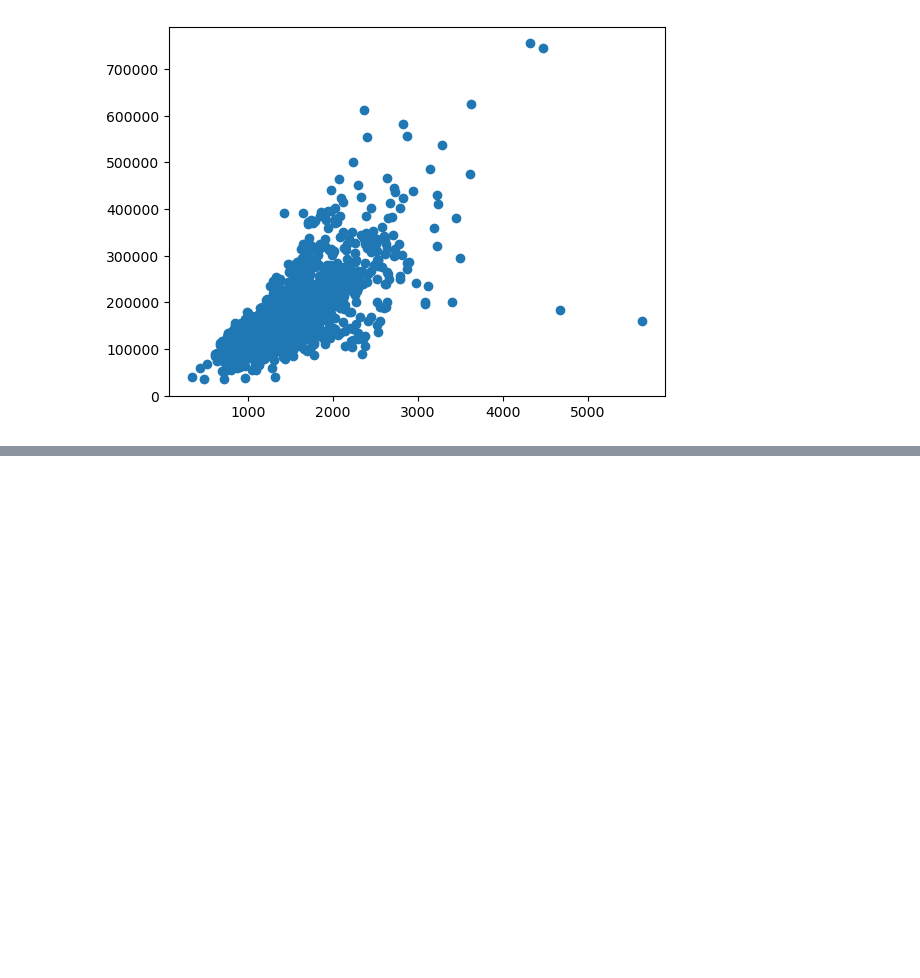
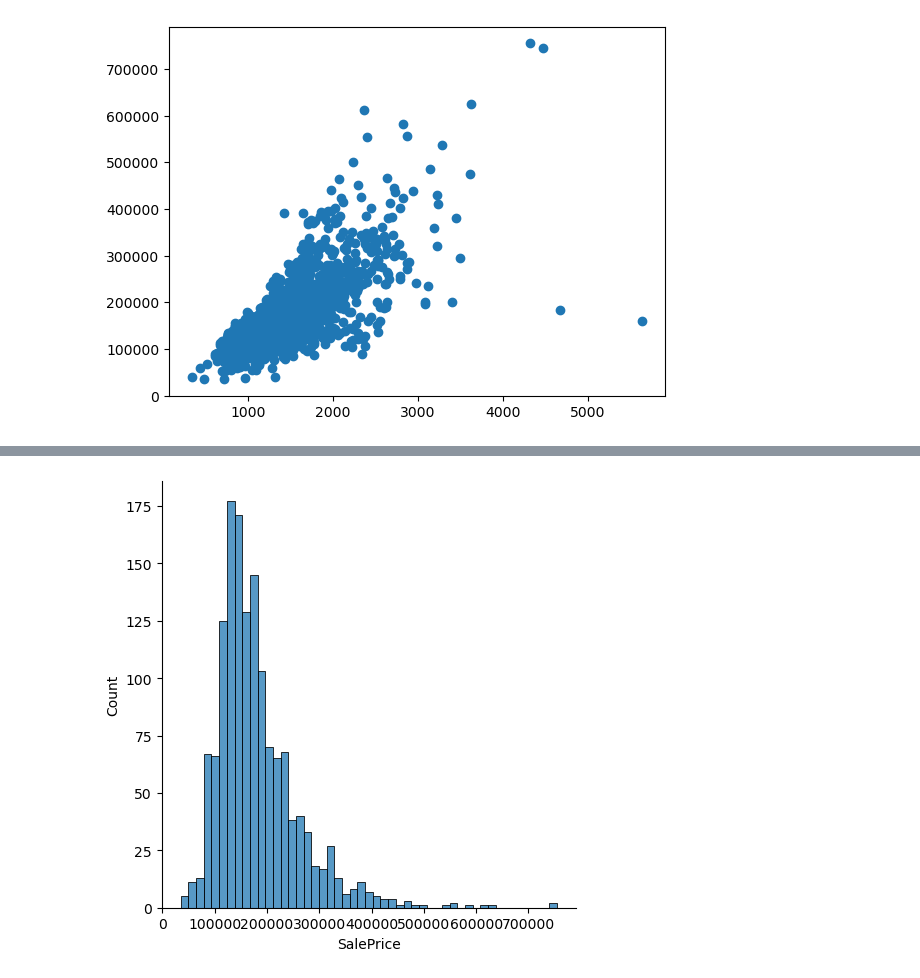
Before and after one commit to hanjaek/Data_Analysis, a Jupyter notebook: M2/2_전처리.ipynb, the cells around one changed output, grey strips where cells are left out. Cells and saved outputs as stored; diff of their text form; code cells hidden in the pictures; blank space fills up the shorter version.

```diff
--- a/M2/2_전처리.ipynb
+++ b/M2/2_전처리.ipynb
@@ -76,0 +94,5 @@ plt.show()
+# %%
+sns.displot(df_train['SalePrice'])
+plt.show()
+# %% [output]
+[figure, added]
```
Also changed, not shown: parts of 13 cells of this notebook.
